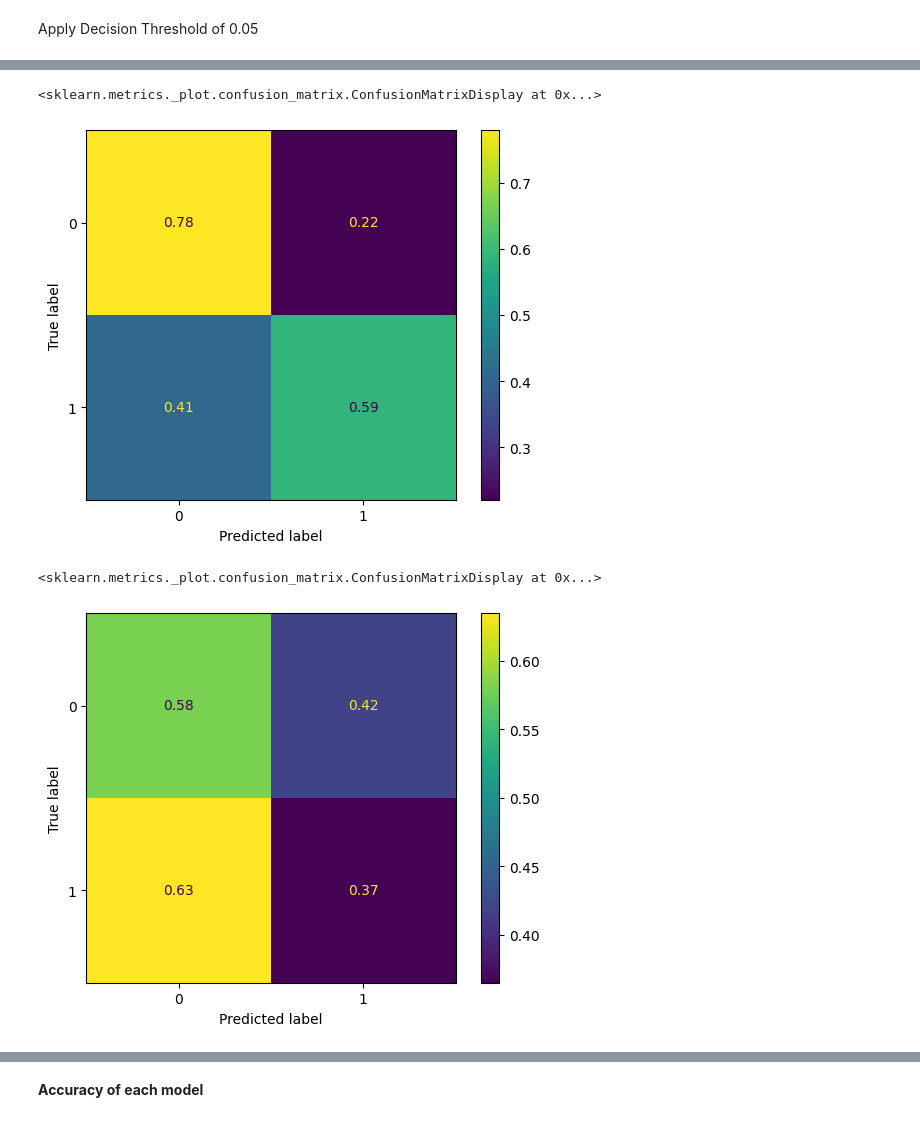
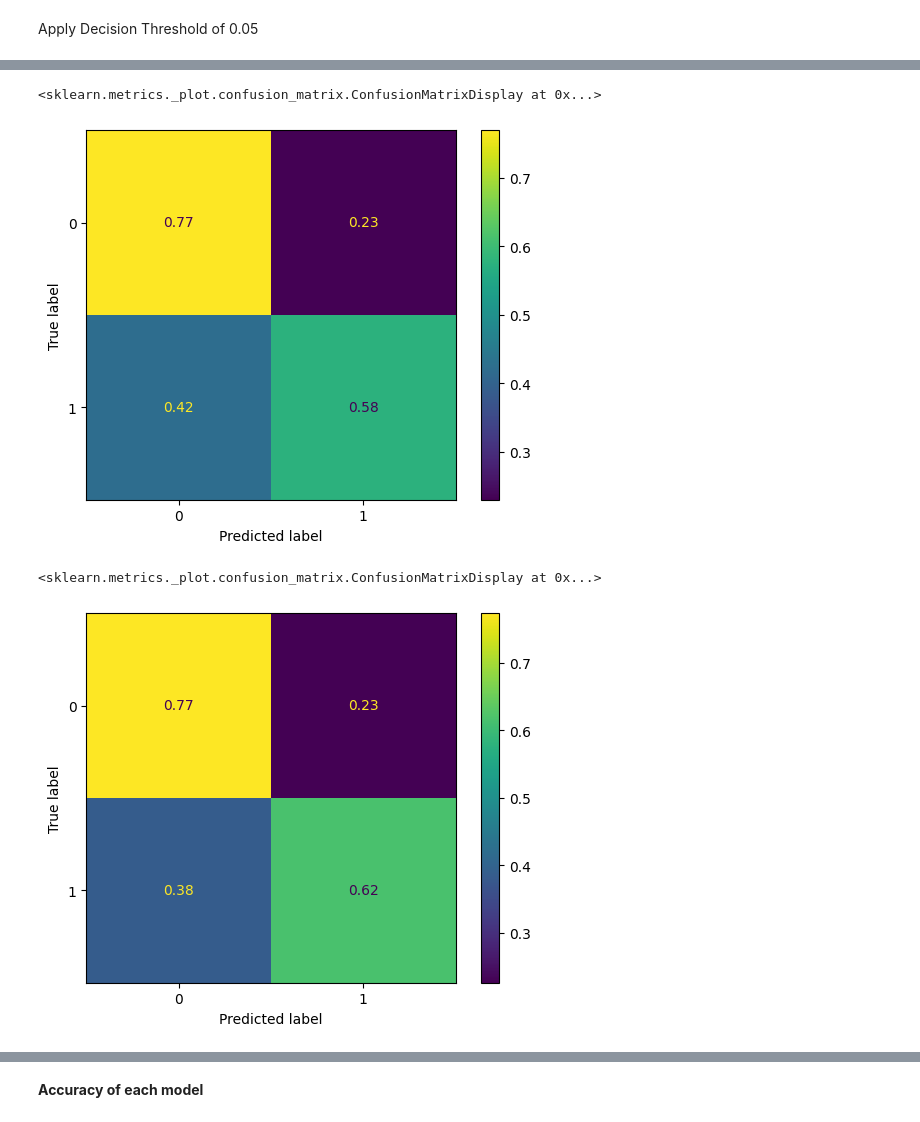
Before and after one commit to ericakitano/Project-2-Stroke-Prediction-, a Jupyter notebook: Stroke_Prediction.ipynb, the cells around one changed output, grey strips where cells are left out. Saved outputs shown, nothing was run; the diff lists cells and outputs as text; code cells hidden in the pictures.

```diff
--- a/Stroke_Prediction.ipynb
+++ b/Stroke_Prediction.ipynb
@@ -804,7 +814,7 @@ X = df_ml.drop(columns = 'stroke')
 ## **6.4 Train-Test-Split**
 # %%
 #Train-Test-Split
-X_train, X_test, y_train, y_test = train_test_split(X, y, random_state=42)
+X_train, X_test, y_train, y_test = train_test_split(X, y, stratify=y, random_state=42)
 # %% [markdown]
 ## **6.5 Column Selector**
 # %%
@@ -2116,23 +2122,23 @@ ConfusionMatrixDisplay.from_predictions(y_test,lr_opt_test_pred,
 
 y_proba_knn_opt = tuned_knn.predict_proba(X_test)
 
-knn_opt_test_pred = [1 if x[1] > 0.05 else 0 for x in y_proba_knn_opt]
-ConfusionMatrixDisplay.from_predictions(y_test,knn_opt_test_pred,
+knn_opt_test_pred_dt = [1 if x[1] > 0.05 else 0 for x in y_proba_knn_opt]
+ConfusionMatrixDisplay.from_predictions(y_test,knn_opt_test_pred_dt,
                 normalize='true')
 # %% [output]
 <sklearn.metrics._plot.confusion_matrix.ConfusionMatrixDisplay at 0x...>
-[figure, old version]
+[figure, new version]
 # %%
 #Tuned Random Forest model
 
 y_proba_rf_opt = rf_best_pipe.predict_proba(X_test)
 
-rf_opt_test_pred = [1 if x[1] > 0.05 else 0 for x in y_proba_rf_opt]
-ConfusionMatrixDisplay.from_predictions(y_test,rf_opt_test_pred,
+rf_opt_test_pred_dt = [1 if x[1] > 0.05 else 0 for x in y_proba_rf_opt]
+ConfusionMatrixDisplay.from_predictions(y_test,rf_opt_test_pred_dt,
                 normalize='true')
 # %% [output]
 <sklearn.metrics._plot.confusion_matrix.ConfusionMatrixDisplay at 0x...>
-[figure, old version]
+[figure, new version]
 # %%
 #PCA + Logistic Regression model
 
```
Also changed, not shown: parts of 141 cells of this notebook.
